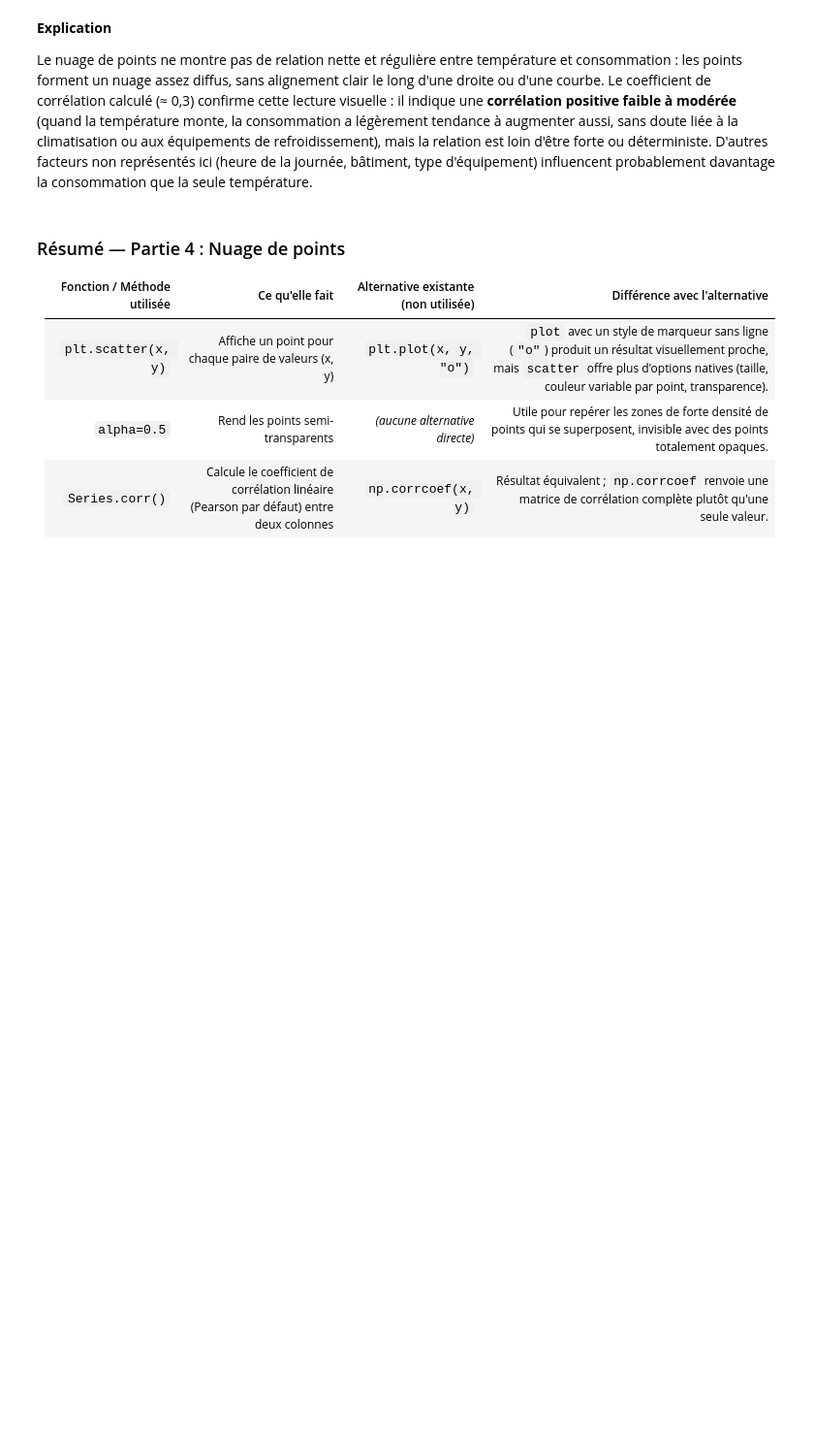
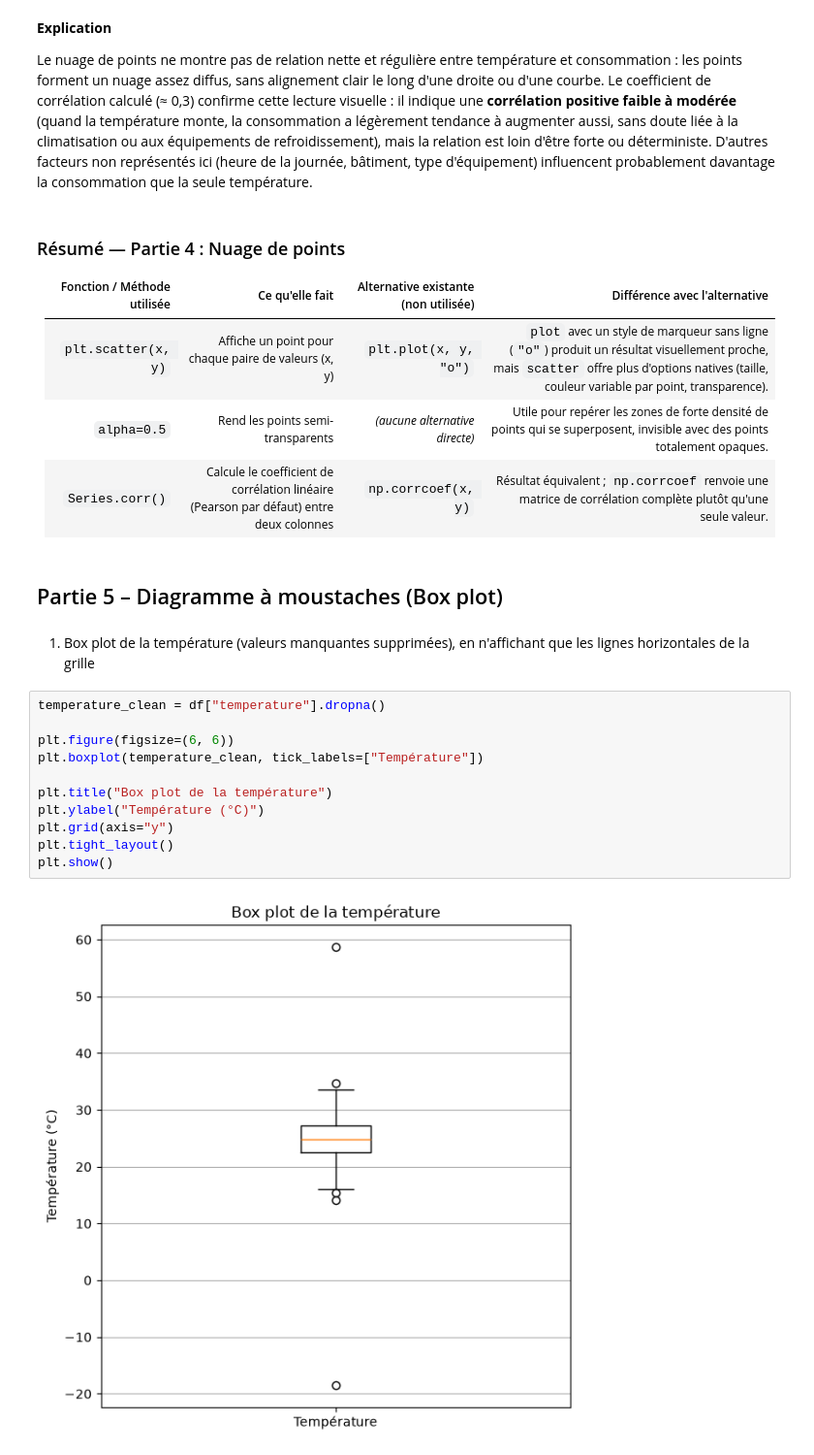
Before and after one commit to Abdoulaye-Diouf/atelier_matplotlib_iot, a Jupyter notebook: notebooks/atelier_matplotlib_iot.ipynb, the cells around one changed output. Shown at 97% size. Cells and saved outputs as stored; diff of their text form; blank space fills up the shorter version.

Commit message:
feat: partie 5 - ajout du diagramme à moustaches

```diff
--- a/notebooks/atelier_matplotlib_iot.ipynb
+++ b/notebooks/atelier_matplotlib_iot.ipynb
@@ -282,3 +282,20 @@ Le nuage de points ne montre pas de relation nette et régulière entre tempéra
 | `plt.scatter(x, y)` | Affiche un point pour chaque paire de valeurs (x, y) | `plt.plot(x, y, "o")` | `plot` avec un style de marqueur sans ligne (`"o"`) produit un résultat visuellement proche, mais `scatter` offre plus d'options natives (taille, couleur variable par point, transparence). |
 | `alpha=0.5` | Rend les points semi-transparents | *(aucune alternative directe)* | Utile pour repérer les zones de forte densité de points qui se superposent, invisible avec des points totalement opaques. |
 | `Series.corr()` | Calcule le coefficient de corrélation linéaire (Pearson par défaut) entre deux colonnes | `np.corrcoef(x, y)` | Résultat équivalent ; `np.corrcoef` renvoie une matrice de corrélation complète plutôt qu'une seule valeur. |
+# %% [markdown]
+## Partie 5 – Diagramme à moustaches (Box plot)
+# %% [markdown]
+1) Box plot de la température (valeurs manquantes supprimées), en n'affichant que les lignes horizontales de la grille
+# %%
+temperature_clean = df["temperature"].dropna()
+
+plt.figure(figsize=(6, 6))
+plt.boxplot(temperature_clean, tick_labels=["Température"])
+
+plt.title("Box plot de la température")
+plt.ylabel("Température (°C)")
+plt.grid(axis="y")
+plt.tight_layout()
+plt.show()
+# %% [output]
+[figure, added]
```
Also changed, not shown: parts of 6 cells of this notebook.
